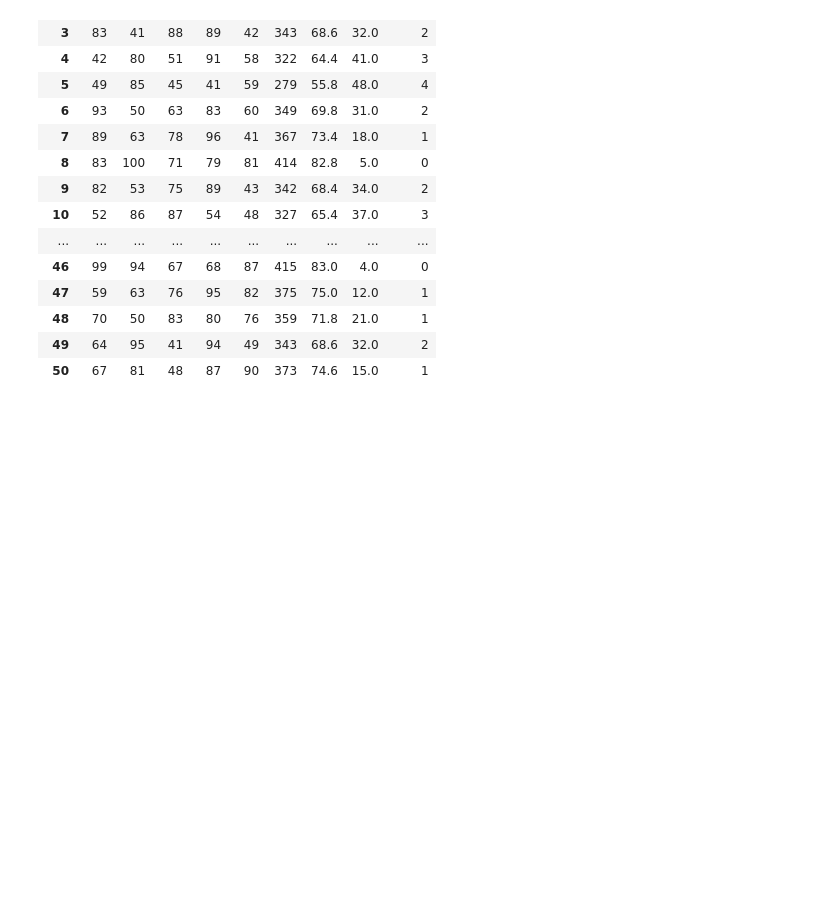
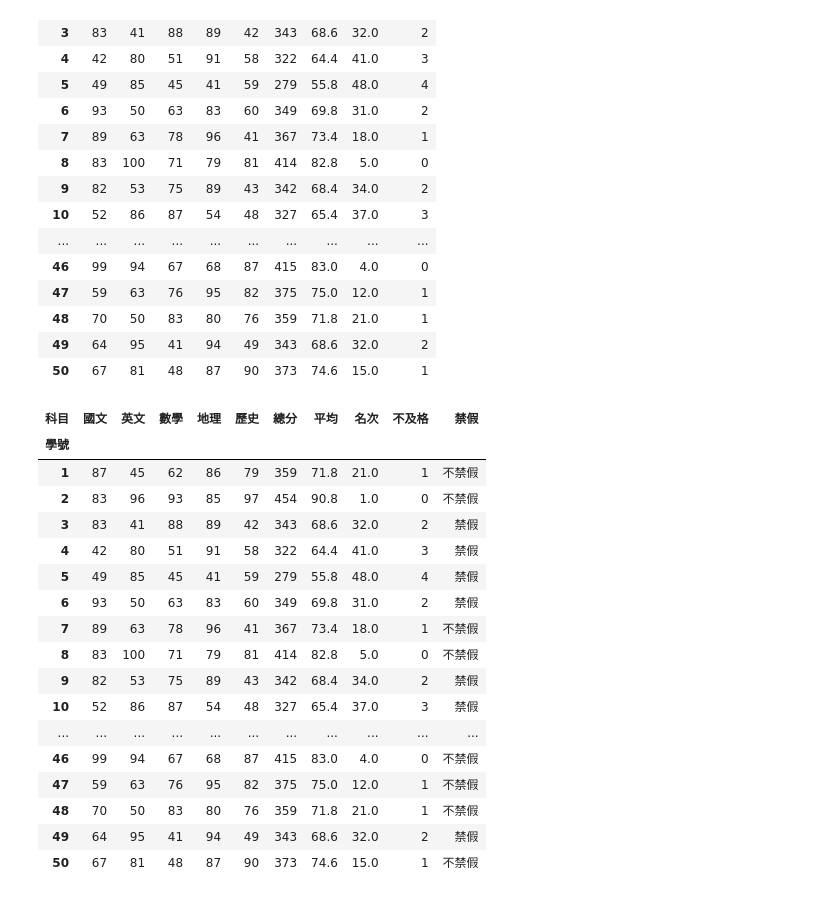
Before and after one commit to yitingko/__112_python_chihlee__, a Jupyter notebook: lesson16_2.ipynb, the cells around one changed output. Drawn from its saved outputs; the diff is of its cells as text; code cells hidden in the pictures; blank space fills up the shorter version.

```diff
--- a/lesson16_2.ipynb
+++ b/lesson16_2.ipynb
@@ -97,3 +97,29 @@ scores_df
 | 48 | 70 | 50 | 83 | 80 | 76 | 359 | 71.8 | 21.0 | 1 |
 | 49 | 64 | 95 | 41 | 94 | 49 | 343 | 68.6 | 32.0 | 2 |
 | 50 | 67 | 81 | 48 | 87 | 90 | 373 | 74.6 | 15.0 | 1 |
+# %%
+def func4(value:float)->str:
+    return "禁假" if value < 70 else "不禁假"
+
+scores_df["禁假"] = scores_df['平均'].map(func4)
+# %%
+scores_df
+# %% [output]
+| 科目 | 國文 | 英文 | 數學 | 地理 | 歷史 | 總分 | 平均 | 名次 | 不及格 | 禁假 |
+| 學號 |  |  |  |  |  |  |  |  |  |  |
+| 1 | 87 | 45 | 62 | 86 | 79 | 359 | 71.8 | 21.0 | 1 | 不禁假 |
+| 2 | 83 | 96 | 93 | 85 | 97 | 454 | 90.8 | 1.0 | 0 | 不禁假 |
+| 3 | 83 | 41 | 88 | 89 | 42 | 343 | 68.6 | 32.0 | 2 | 禁假 |
+| 4 | 42 | 80 | 51 | 91 | 58 | 322 | 64.4 | 41.0 | 3 | 禁假 |
+| 5 | 49 | 85 | 45 | 41 | 59 | 279 | 55.8 | 48.0 | 4 | 禁假 |
+| 6 | 93 | 50 | 63 | 83 | 60 | 349 | 69.8 | 31.0 | 2 | 禁假 |
+| 7 | 89 | 63 | 78 | 96 | 41 | 367 | 73.4 | 18.0 | 1 | 不禁假 |
+| 8 | 83 | 100 | 71 | 79 | 81 | 414 | 82.8 | 5.0 | 0 | 不禁假 |
+| 9 | 82 | 53 | 75 | 89 | 43 | 342 | 68.4 | 34.0 | 2 | 禁假 |
+| 10 | 52 | 86 | 87 | 54 | 48 | 327 | 65.4 | 37.0 | 3 | 禁假 |
+| ... | ... | ... | ... | ... | ... | ... | ... | ... | ... | ... |
+| 46 | 99 | 94 | 67 | 68 | 87 | 415 | 83.0 | 4.0 | 0 | 不禁假 |
+| 47 | 59 | 63 | 76 | 95 | 82 | 375 | 75.0 | 12.0 | 1 | 不禁假 |
+| 48 | 70 | 50 | 83 | 80 | 76 | 359 | 71.8 | 21.0 | 1 | 不禁假 |
+| 49 | 64 | 95 | 41 | 94 | 49 | 343 | 68.6 | 32.0 | 2 | 禁假 |
+| 50 | 67 | 81 | 48 | 87 | 90 | 373 | 74.6 | 15.0 | 1 | 不禁假 |
```
